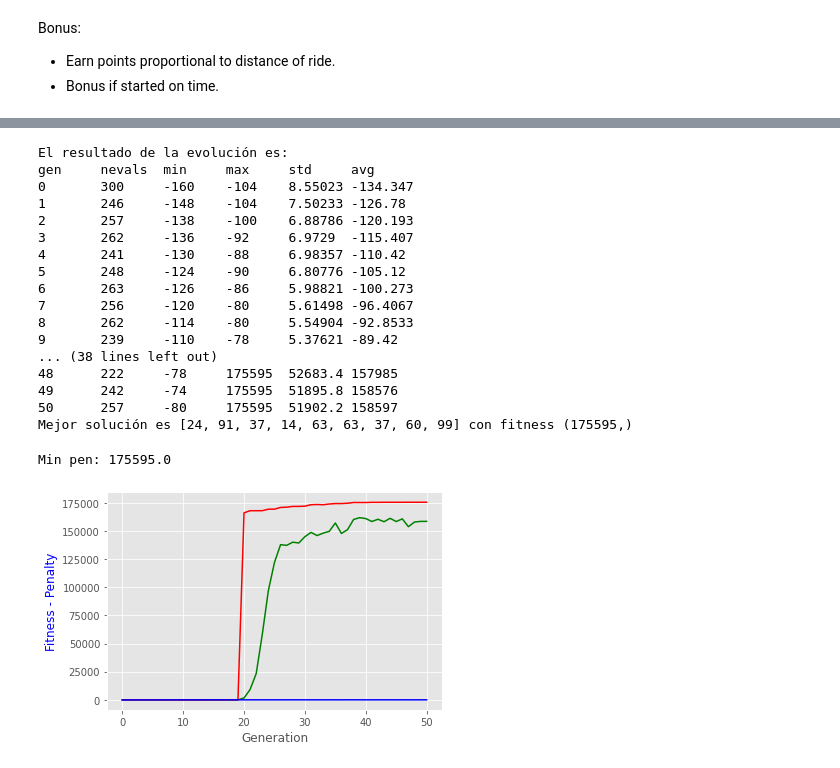
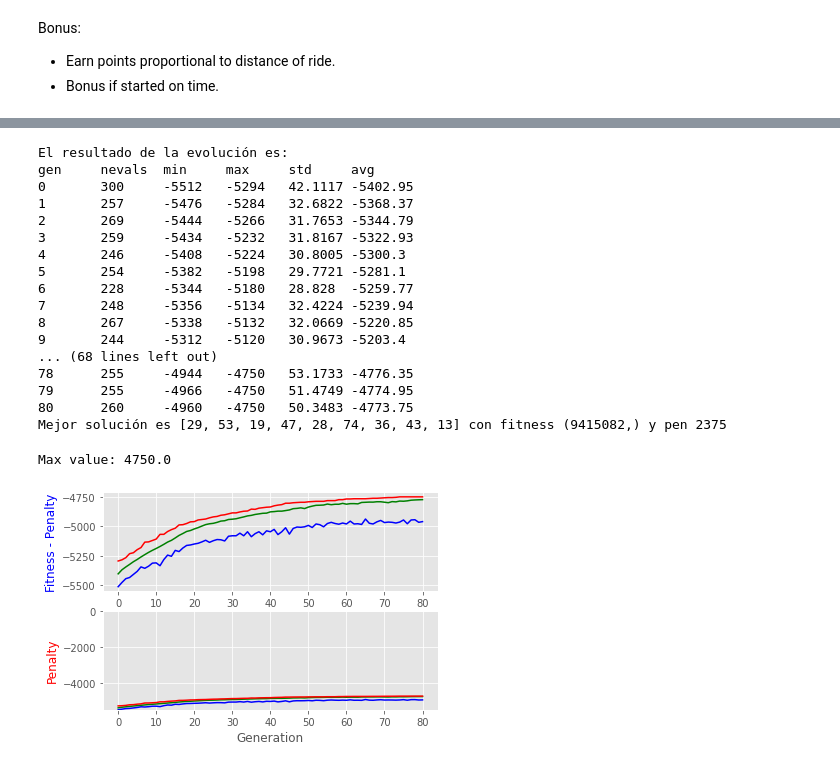
Before and after one commit to irg1008/COMPU_Practica01_02, a Jupyter notebook: Hashcode18_Constraints/src/sol/SolHash.ipynb, the cells around one changed output, grey strips where cells are left out. Saved outputs shown, nothing was run; the diff lists cells and outputs as text; code cells hidden in the pictures.

```diff
--- a/Hashcode18_Constraints/src/sol/SolHash.ipynb
+++ b/Hashcode18_Constraints/src/sol/SolHash.ipynb
@@ -226,61 +226,70 @@ stats.register("max", np.max)
 stats.register("std", np.std)
 stats.register("avg", np.average)
 # %%
-NGEN = 50
+NGEN = 80
 CXPB = 0.8
-MUTPB = 0.1
+MUTPB = 0.2
 
 pop, logbook = algorithms.eaSimple(
     pop, toolbox, CXPB, MUTPB, NGEN, stats, verbose=False)
 # %%
 best_sol = tools.selBest(pop, k=1)[0]
+pen_best_sol = get_penalty(best_sol)
 
 print(f"El resultado de la evolución es:")
 print(logbook)
 print(
-    f"Mejor solución es {best_sol[1:10]} con fitness {eval_ind(best_sol)}")
+    f"Mejor solución es {best_sol[1:10]} con fitness {eval_ind(best_sol)} y pen {pen_best_sol}")
 # %% [output]
 El resultado de la evolución es:
 gen     nevals  min     max     std     avg
-0       300     -160    -104    8.55023 -134.347
-1       246     -148    -104    7.50233 -126.78
-2       257     -138    -100    6.88786 -120.193
-3       262     -136    -92     6.9729  -115.407
-4       241     -130    -88     6.98357 -110.42
-5       248     -124    -90     6.80776 -105.12
-6       263     -126    -86     5.98821 -100.273
-7       256     -120    -80     5.61498 -96.4067
-8       262     -114    -80     5.54904 -92.8533
-9       239     -110    -78     5.37621 -89.42
-... (38 lines left out)
-48      222     -78     175595  52683.4 157985
-49      242     -74     175595  51895.8 158576
-50      257     -80     175595  51902.2 158597
-Mejor solución es [24, 91, 37, 14, 63, 63, 37, 60, 99] con fitness (175595,)
+0       300     -5512   -5294   42.1117 -5402.95
+1       257     -5476   -5284   32.6822 -5368.37
+2       269     -5444   -5266   31.7653 -5344.79
+3       259     -5434   -5232   31.8167 -5322.93
+4       246     -5408   -5224   30.8005 -5300.3
+5       254     -5382   -5198   29.7721 -5281.1
+6       228     -5344   -5180   28.828  -5259.77
+7       248     -5356   -5134   32.4224 -5239.94
+8       267     -5338   -5132   32.0669 -5220.85
+9       244     -5312   -5120   30.9673 -5203.4
+... (68 lines left out)
+78      255     -4944   -4750   53.1733 -4776.35
+79      255     -4966   -4750   51.4749 -4774.95
+80      260     -4960   -4750   50.3483 -4773.75
+Mejor solución es [29, 53, 19, 47, 28, 74, 36, 43, 13] con fitness (9415082,) y pen 2375
 # %%
 def plot_pen_fitness(lb):
     gen = lb.select("gen")
     avgs = lb.select("avg")
     maxs = lb.select("max")
     mins = lb.select("min")
 
-    print(f"Min pen: {abs(max(maxs))}")
+    print(f"Max value: {abs(max(maxs))}")
+    min_value = min(mins)
 
-    _, ax = plt.subplots()
+    _, (ax1, ax2) = plt.subplots(2)
 
-    ax.plot(gen, avgs, "g-", label="Average Fitness")
-    ax.plot(gen, maxs, "r-", label="Average Fitness")
-    ax.plot(gen, mins, "b-", label="Average Fitness")
-    ax.set_xlabel("Generation")
-    ax.set_ylabel("Fitness - Penalty", color="b")
+    ax1.plot(gen, avgs, "g-", label="Average Fitness")
+    ax1.plot(gen, maxs, "r-", label="Maxs Fitness")
+    ax1.plot(gen, mins, "b-", label="Mins Fitness")
+    ax1.set_xlabel("Generation")
+    ax1.set_ylabel("Fitness - Penalty", color="b")
+
+    ax2.plot(gen, avgs, "g-", label="Average Fitness")
+    ax2.plot(gen, maxs, "r-", label="Maxs Fitness")
+    ax2.plot(gen, mins, "b-", label="Mins Fitness")
+    ax2.set_xlabel("Generation")
+    ax2.set_ylim([min_value, 0])
+    ax2.set_ylabel("Penalty", color="r")
 
     plt.show()
 
 
 plot_pen_fitness(logbook)
 # %% [output]
-Min pen: 175595.0
+Max value: 4750.0
-[figure, old version]
+[figure, new version]
 # %%
 outDirPath = "../../Output/"
 outFilePath = outDirPath + file_name.strip(".in") + ".out"
```
Also changed, not shown: parts of 2 cells of this notebook, 10 other files.
